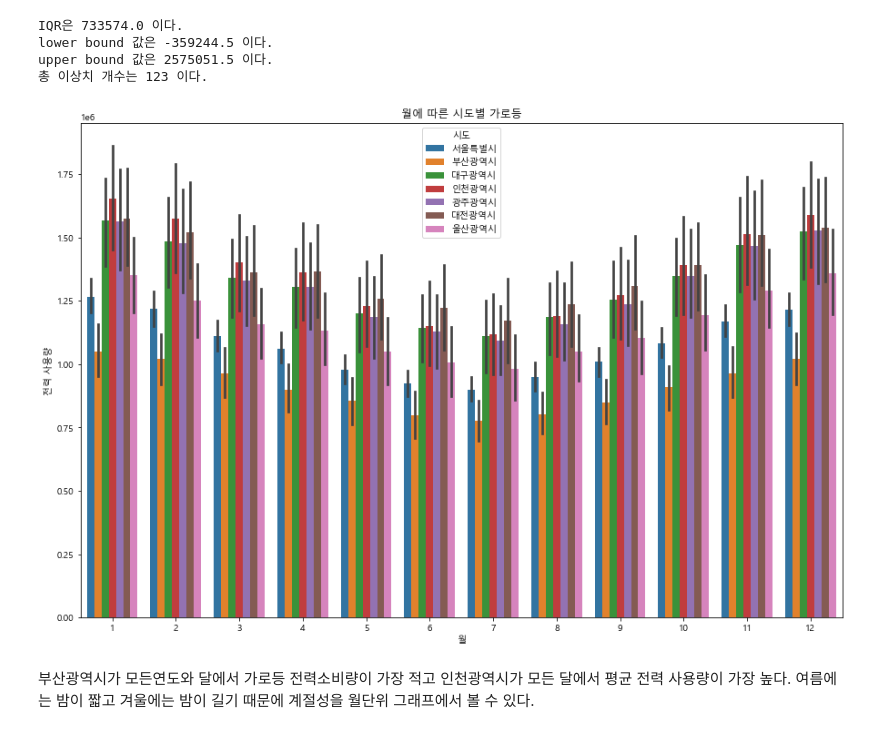
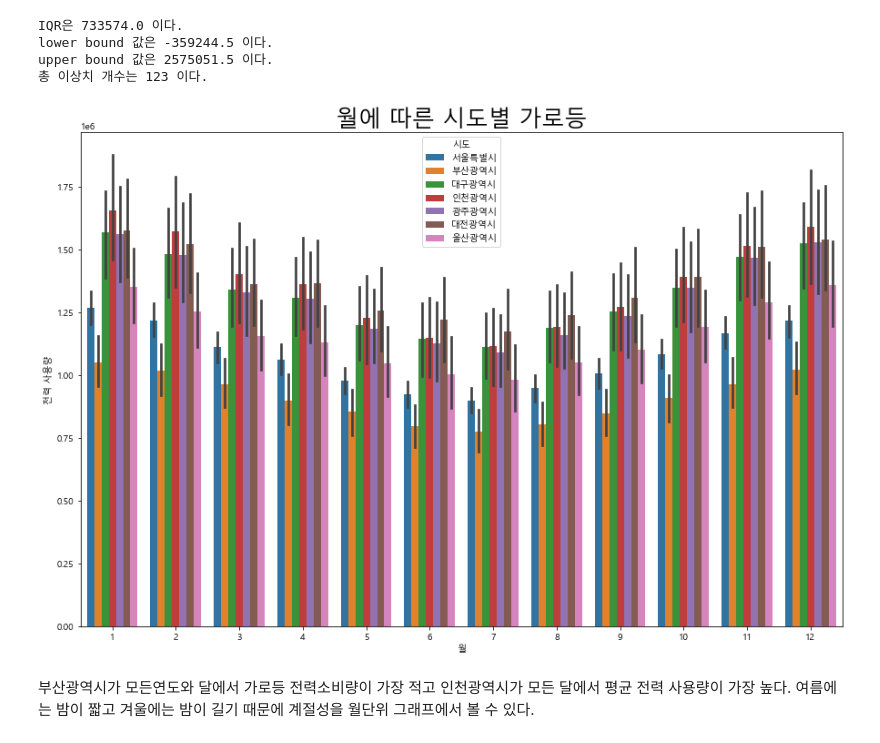
Before and after one commit to gyocheol/MachinLearning_project, a Jupyter notebook: 가로등과 심야 시각화.ipynb, the cells around one changed output. Saved outputs shown, nothing was run; the diff lists cells and outputs as text; code cells hidden in the pictures.

```diff
--- a/가로등과 심야 시각화.ipynb
+++ b/가로등과 심야 시각화.ipynb
@@ -133,13 +133,13 @@ upper bound 값은 2575051.5 이다.
 # %%
 plt.figure(figsize=(15, 10))
 
 splot = sns.barplot(data=sl, x='월', y='전력 사용량', hue='시도')
-plt.title('월에 따른 시도별 가로등')
+plt.title('월에 따른 시도별 가로등', fontsize=25)
 plt.show()
 sfig = splot.get_figure()
-# sfig.savefig('년도에 따른 시도별 가로등.png')
+sfig.savefig('월에 따른 시도별 가로등.png')
 # %% [output]
-[figure, old version]
+[figure, new version]
 # %% [markdown]
 부산광역시가 모든연도와 달에서 가로등 전력소비량이 가장 적고 인천광역시가 모든 달에서 평균 전력 사용량이 가장 높다.
 여름에는 밤이 짧고 겨울에는 밤이 길기 때문에 계절성을 월단위 그래프에서 볼 수 있다.
```
Also changed, not shown: parts of 34 cells of this notebook, 9 other files.
